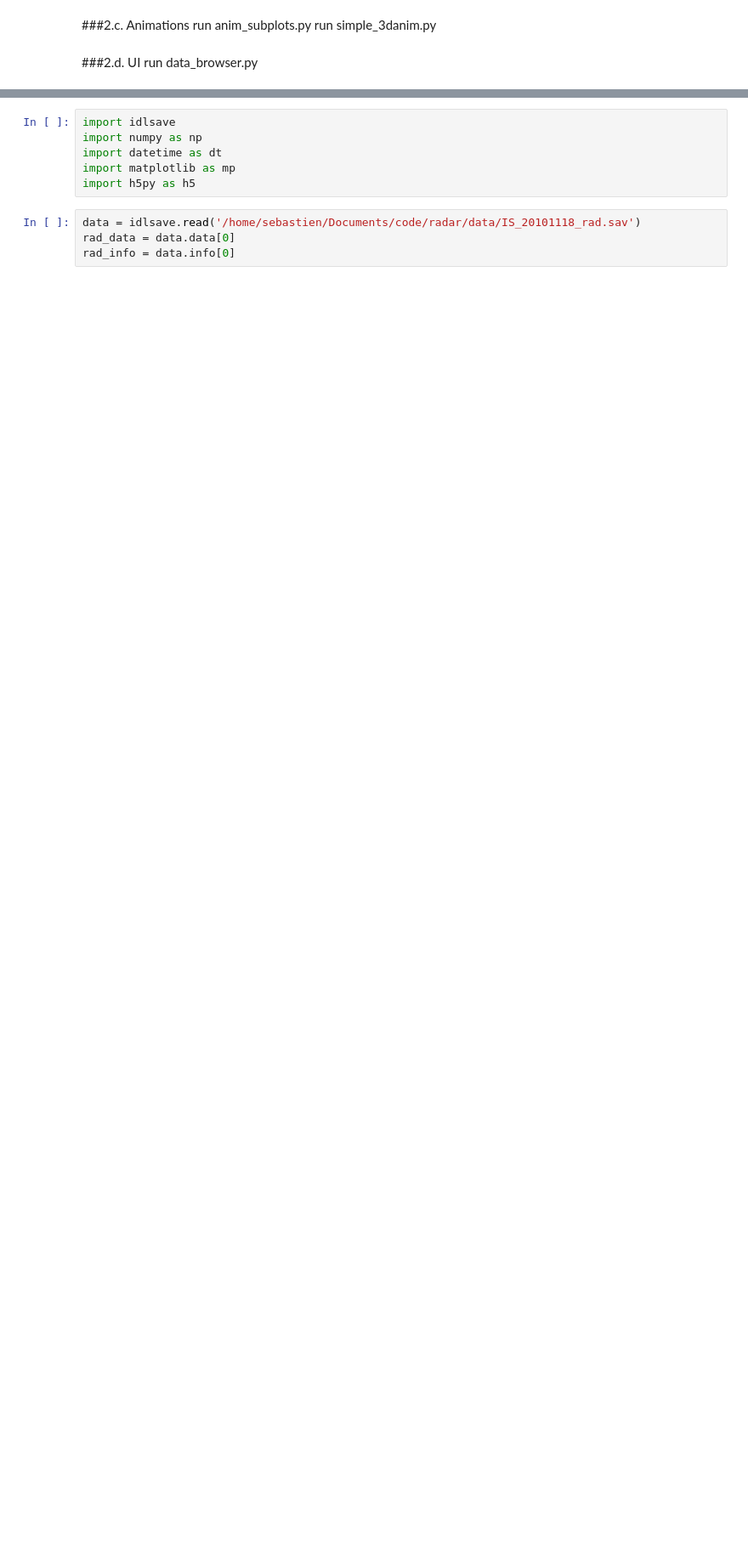
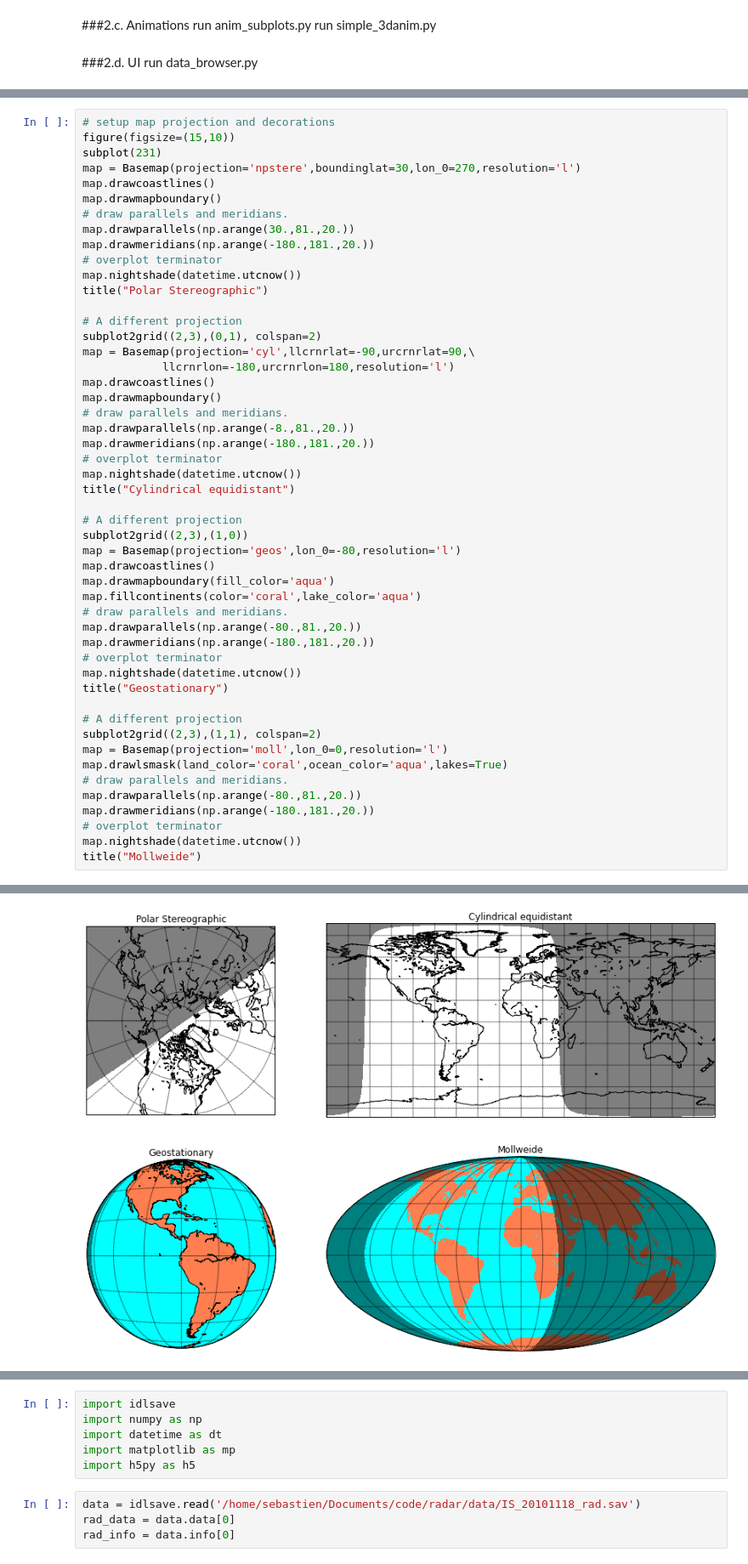
Before and after one commit to vtsuperdarn/python_tutorial, a Jupyter notebook: Matplotlib.ipynb, the cells around one changed output, grey strips where cells are left out. Shown at 85% size. Saved outputs shown, nothing was run; the diff lists cells and outputs as text; blank space fills up the shorter version.

```diff
--- a/Matplotlib.ipynb
+++ b/Matplotlib.ipynb
@@ -15,0 +66,51 @@ matplotlib is a python plotting library which produces publication quality figur
+# %%
+# setup map projection and decorations
+figure(figsize=(15,10))
+subplot(231)
+map = Basemap(projection='npstere',boundinglat=30,lon_0=270,resolution='l')
+map.drawcoastlines()
+map.drawmapboundary()
+# draw parallels and meridians.
+map.drawparallels(np.arange(30.,81.,20.))
+map.drawmeridians(np.arange(-180.,181.,20.))
+# overplot terminator
+map.nightshade(datetime.utcnow())
+title("Polar Stereographic")
+
+# A different projection
+subplot2grid((2,3),(0,1), colspan=2)
+map = Basemap(projection='cyl',llcrnrlat=-90,urcrnrlat=90,\
+            llcrnrlon=-180,urcrnrlon=180,resolution='l')
+map.drawcoastlines()
+map.drawmapboundary()
+# draw parallels and meridians.
+map.drawparallels(np.arange(-8.,81.,20.))
+map.drawmeridians(np.arange(-180.,181.,20.))
+# overplot terminator
+map.nightshade(datetime.utcnow())
+title("Cylindrical equidistant")
+
+# A different projection
+subplot2grid((2,3),(1,0))
+map = Basemap(projection='geos',lon_0=-80,resolution='l')
+map.drawcoastlines()
+map.drawmapboundary(fill_color='aqua')
+map.fillcontinents(color='coral',lake_color='aqua')
+# draw parallels and meridians.
+map.drawparallels(np.arange(-80.,81.,20.))
+map.drawmeridians(np.arange(-180.,181.,20.))
+# overplot terminator
+map.nightshade(datetime.utcnow())
+title("Geostationary")
+
+# A different projection
+subplot2grid((2,3),(1,1), colspan=2)
+map = Basemap(projection='moll',lon_0=0,resolution='l')
+map.drawlsmask(land_color='coral',ocean_color='aqua',lakes=True)
+# draw parallels and meridians.
+map.drawparallels(np.arange(-80.,81.,20.))
+map.drawmeridians(np.arange(-180.,181.,20.))
+# overplot terminator
+map.nightshade(datetime.utcnow())
+title("Mollweide")
+# %% [output]
@@ -15,0 +118 @@ matplotlib is a python plotting library which produces publication quality figur
+[figure, added]
```
Also changed, not shown: parts of 11 cells of this notebook, 1 other file.
